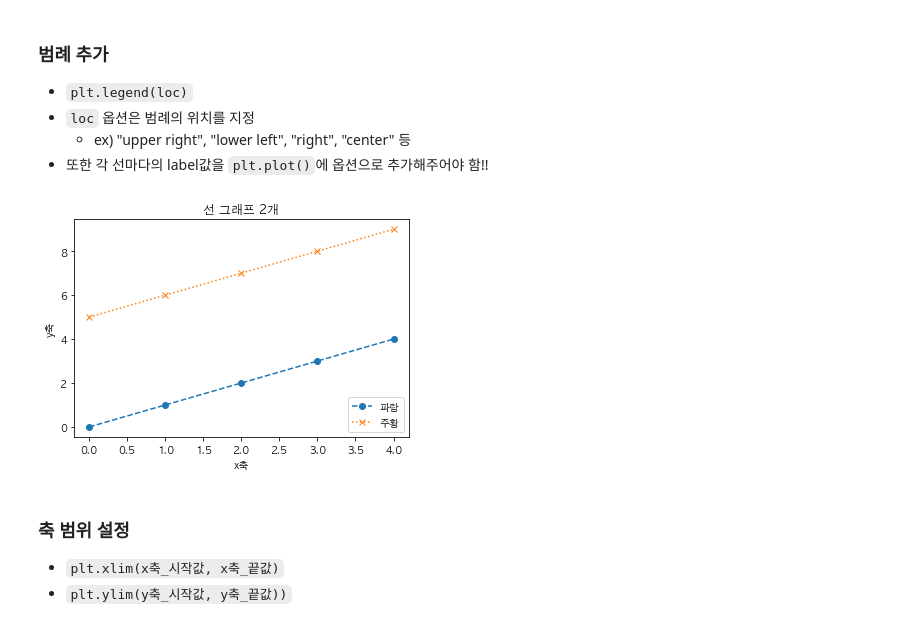
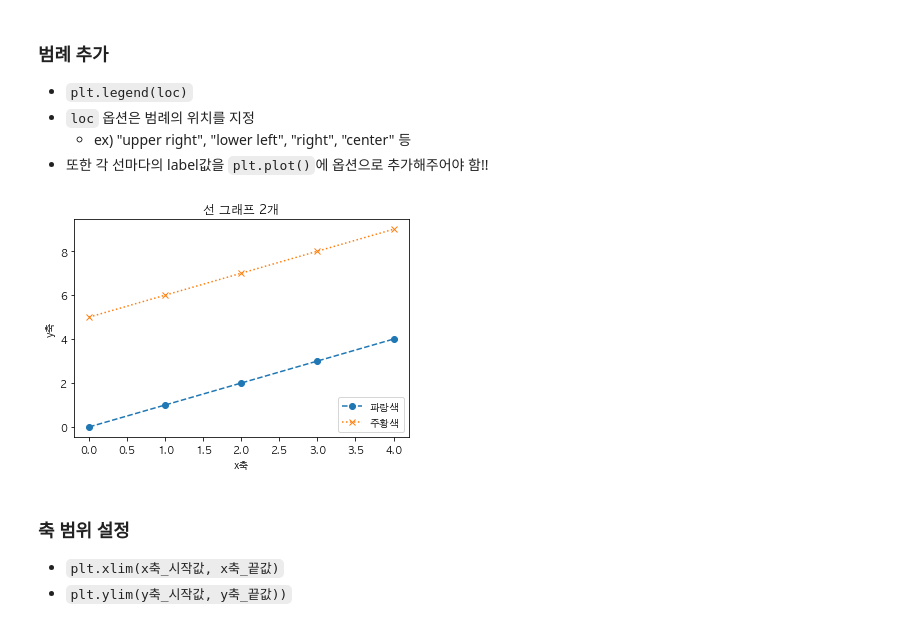
Before and after one commit to statKim/stats-summer-2021, a Jupyter notebook: Lecture_note/Day4/matplotlib_1.ipynb, the cells around one changed output. Drawn from its saved outputs; the diff is of its cells as text; code cells hidden in the pictures.

```diff
--- a/Lecture_note/Day4/matplotlib_1.ipynb
+++ b/Lecture_note/Day4/matplotlib_1.ipynb
@@ -175,19 +175,19 @@ plt.show()
     - ex) "upper right", "lower left", "right", "center" 등
 - 또한 각 선마다의 label값을 `plt.plot()`에 옵션으로 추가해주어야 함!!
 # %%
-plt.plot(x_1, y_1, marker = "o", linestyle = "dashed", label = "파랑")
-plt.plot(x_2, y_2, marker = "x", linestyle = "dotted", label = "주황")
+plt.plot(x_1, y_1, marker = "o", linestyle = "dashed", label = "파랑색")
+plt.plot(x_2, y_2, marker = "x", linestyle = "dotted", label = "주황색")
 
 plt.title("선 그래프 2개")
 plt.xlabel("x축")
 plt.ylabel("y축")
 
 # 범례 추가
 plt.legend(loc = "lower right")
 
 plt.show()
 # %% [output]
-[figure, old version]
+[figure, new version]
 # %% [markdown]
 ### 축 범위 설정
 - `plt.xlim(x축_시작값, x축_끝값)`
```
Also changed, not shown: parts of 6 cells of this notebook, 4 other files.
